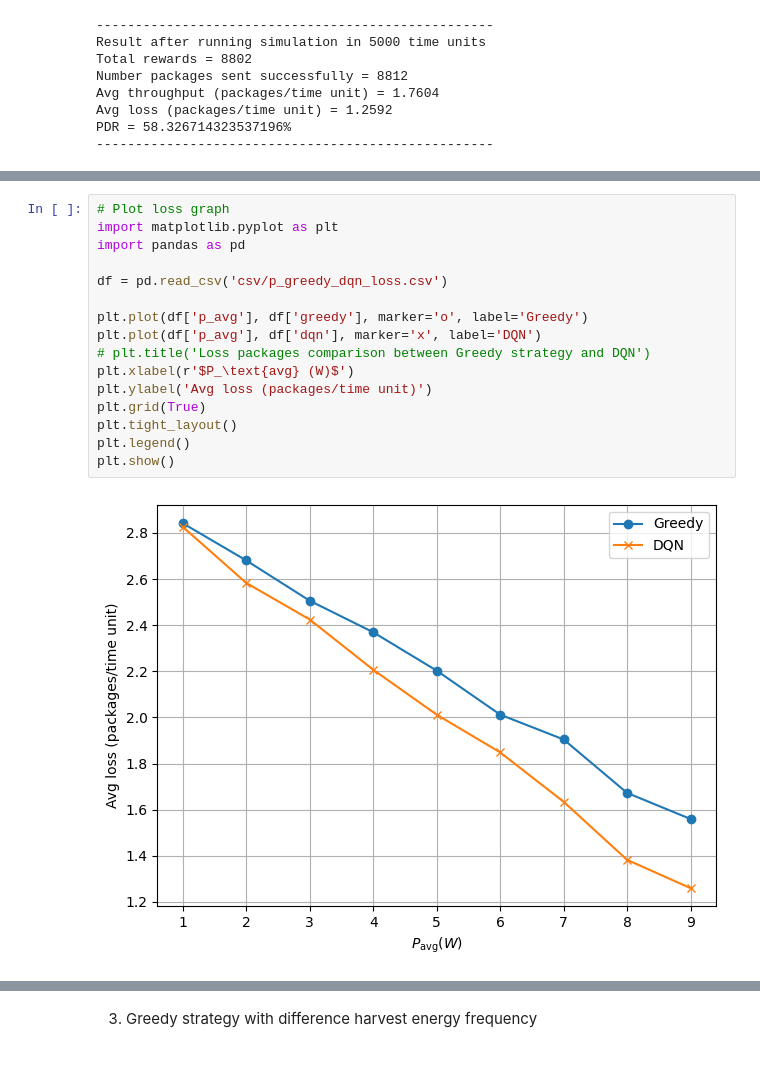
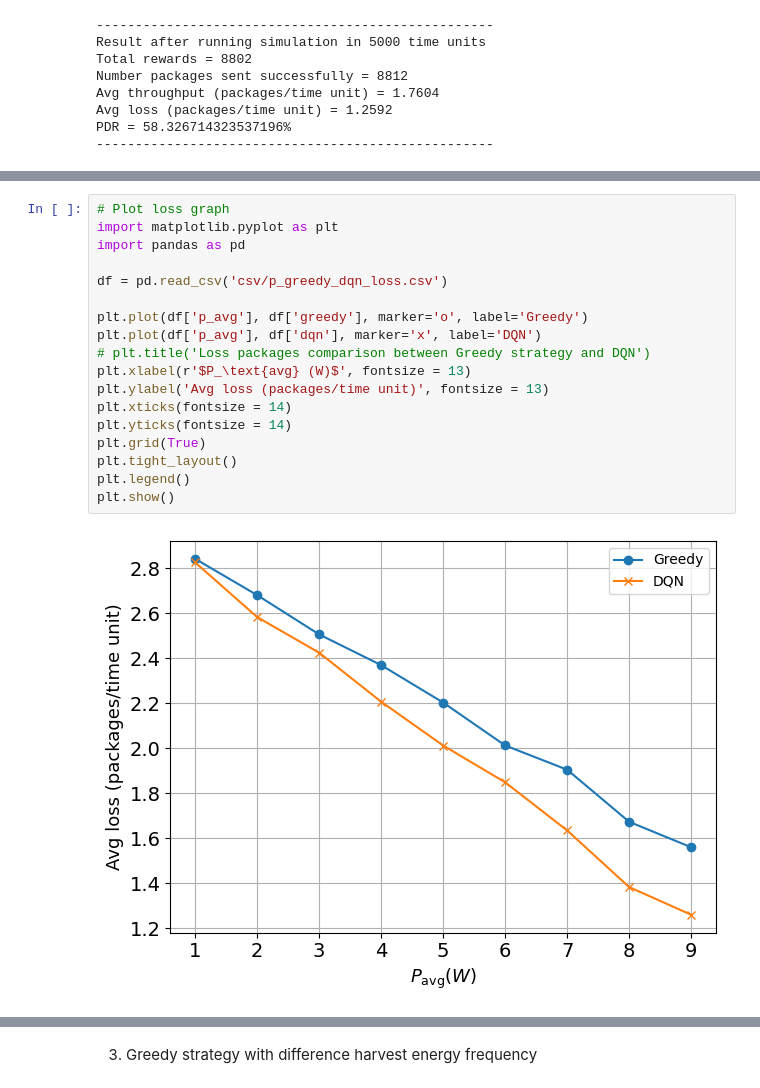
Before and after one commit to dunghoangtrung125/graduation_thesis, a Jupyter notebook: source_code/greedy_vs_dqn.ipynb, the cells around one changed output, grey strips where cells are left out. Drawn from its saved outputs; the diff is of its cells as text.

Commit message:
Final ver of thesis, and change text size in graph

```diff
--- a/source_code/greedy_vs_dqn.ipynb
+++ b/source_code/greedy_vs_dqn.ipynb
@@ -370,21 +378,23 @@ plt.show()
 # %%
 # Plot loss graph
 import matplotlib.pyplot as plt
 import pandas as pd
 
 df = pd.read_csv('csv/p_greedy_dqn_loss.csv')
 
 plt.plot(df['p_avg'], df['greedy'], marker='o', label='Greedy')
 plt.plot(df['p_avg'], df['dqn'], marker='x', label='DQN')
 # plt.title('Loss packages comparison between Greedy strategy and DQN')
-plt.xlabel(r'$P_\text{avg} (W)$')
-plt.ylabel('Avg loss (packages/time unit)')
+plt.xlabel(r'$P_\text{avg} (W)$', fontsize = 13)
+plt.ylabel('Avg loss (packages/time unit)', fontsize = 13)
+plt.xticks(fontsize = 14)
+plt.yticks(fontsize = 14)
 plt.grid(True)
 plt.tight_layout()
 plt.legend()
 plt.show()
 # %% [output]
-[figure, old version]
+[figure, new version]
 # %%
 # Plot pdr graph
 import matplotlib.pyplot as plt
```
Also changed, not shown: parts of 8 cells of this notebook, 25 other files.
